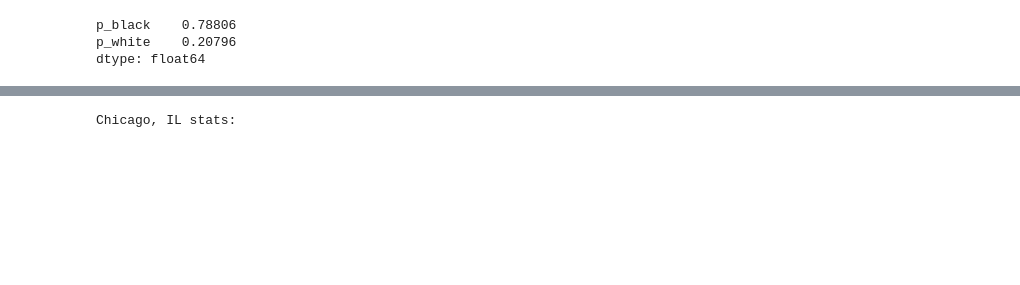
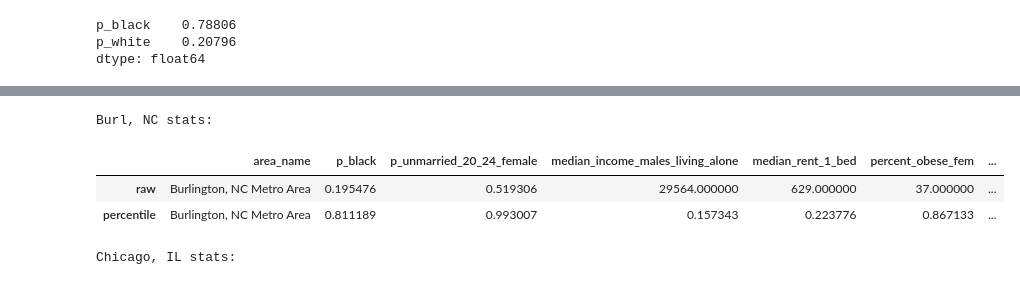
Before and after one commit to John-Curcio/census_data, a Jupyter notebook: query cities.ipynb, the cells around one changed output, grey strips where cells are left out. Drawn from its saved outputs; the diff is of its cells as text; code cells hidden in the pictures; blank space fills up the shorter version.

```diff
--- a/query cities.ipynb
+++ b/query cities.ipynb
@@ -95,6 +93,13 @@ Miami, FL stats:
 |  | area_name | p_black | p_unmarried_20_24_female | median_income_males_living_alone | median_rent_1_bed | percent_obese_fem | ... |
 | raw | Miami-Fort Lauderdale-Pompano Bea... | 0.212404 | 0.479529 | 37430.00000 | 1102.00000 | 27.800000 | ... |
 | percentile | Miami-Fort Lauderdale-Pompano Bea... | 0.846154 | 0.608392 | 0.65035 | 0.91958 | 0.265734 | ... |
+# %%
+eval_city(trim_df, "Burl", "NC")
+# %% [output]
+Burl, NC stats:
+|  | area_name | p_black | p_unmarried_20_24_female | median_income_males_living_alone | median_rent_1_bed | percent_obese_fem | ... |
+| raw | Burlington, NC Metro Area | 0.195476 | 0.519306 | 29564.000000 | 629.000000 | 37.000000 | ... |
+| percentile | Burlington, NC Metro Area | 0.811189 | 0.993007 | 0.157343 | 0.223776 | 0.867133 | ... |
 # %%
 eval_city(trim_df, "Chicago", "IL")
 # %% [output]
```
Also changed, not shown: parts of 1 cell of this notebook, 2 other files.
